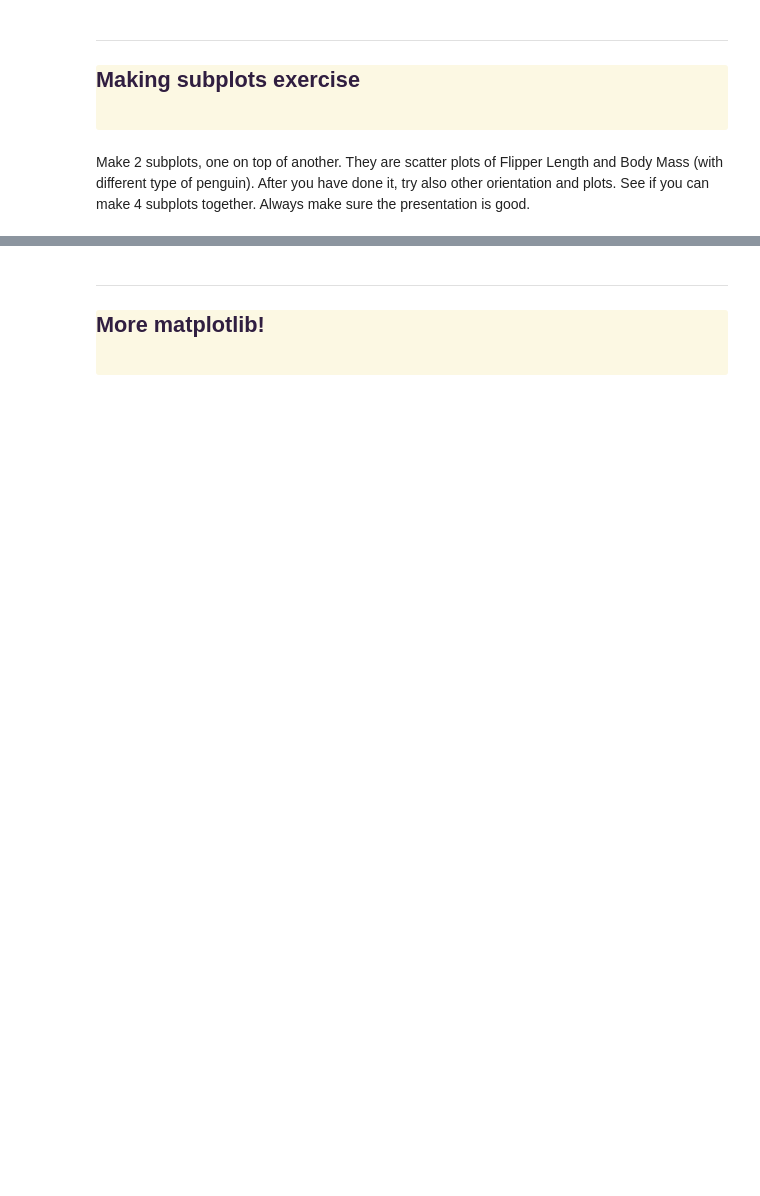
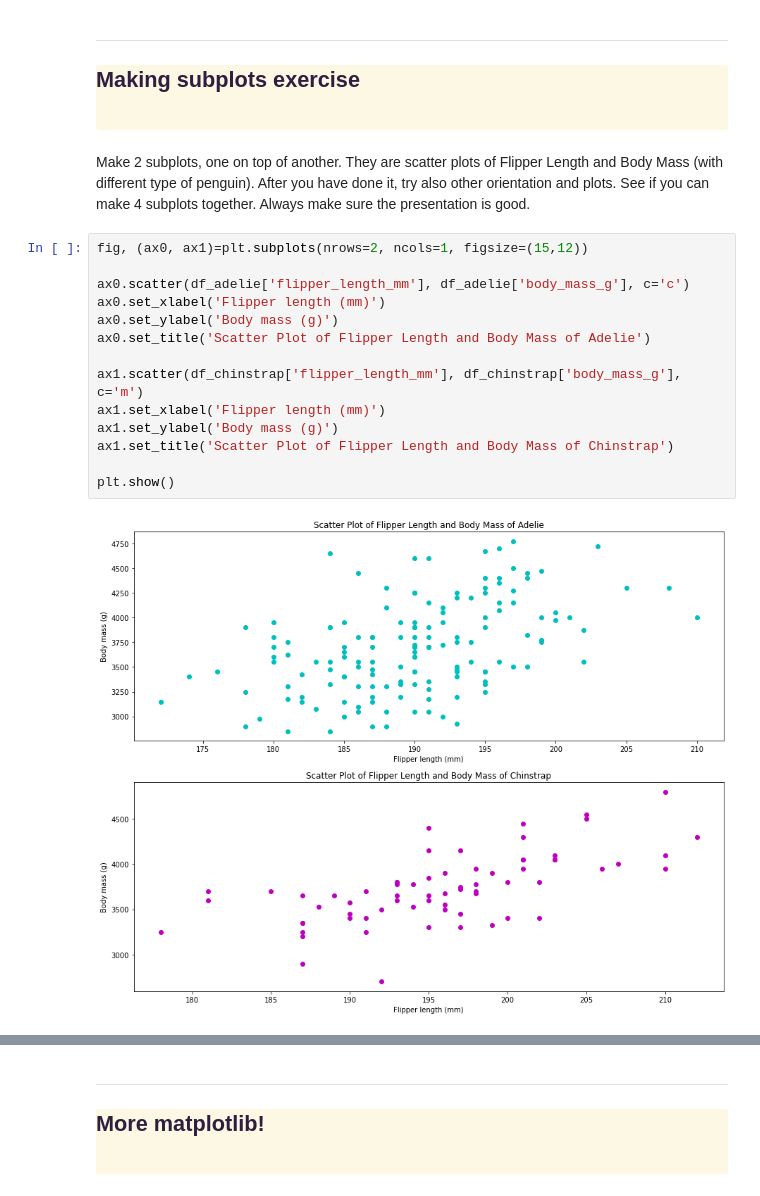
Before and after one commit to biljana-zobenica/beginners-data-workshop, a Jupyter notebook: notebooks/3.1 Visualization with Matplotlib.ipynb, the cells around one changed output, grey strips where cells are left out. Cells and saved outputs as stored; diff of their text form; blank space fills up the shorter version.

Commit message:
Make subplots exercise

```diff
--- a/notebooks/3.1 Visualization with Matplotlib.ipynb
+++ b/notebooks/3.1 Visualization with Matplotlib.ipynb
@@ -332,3 +334,19 @@ Making subplots exercise
 </div>
 # %% [markdown]
 Make 2 subplots, one on top of another. They are scatter plots of Flipper Length and Body Mass (with different type of penguin). After you have done it, try also other orientation and plots. See if you can make 4 subplots together. Always make sure the presentation is good.
+# %%
+fig, (ax0, ax1)=plt.subplots(nrows=2, ncols=1, figsize=(15,12))
+
+ax0.scatter(df_adelie['flipper_length_mm'], df_adelie['body_mass_g'], c='c')
+ax0.set_xlabel('Flipper length (mm)')
+ax0.set_ylabel('Body mass (g)')
+ax0.set_title('Scatter Plot of Flipper Length and Body Mass of Adelie')
+
+ax1.scatter(df_chinstrap['flipper_length_mm'], df_chinstrap['body_mass_g'], c='m')
+ax1.set_xlabel('Flipper length (mm)')
+ax1.set_ylabel('Body mass (g)')
+ax1.set_title('Scatter Plot of Flipper Length and Body Mass of Chinstrap')
+
+plt.show()
+# %% [output]
+[figure, added]
```
Also changed, not shown: parts of 2 cells of this notebook.
